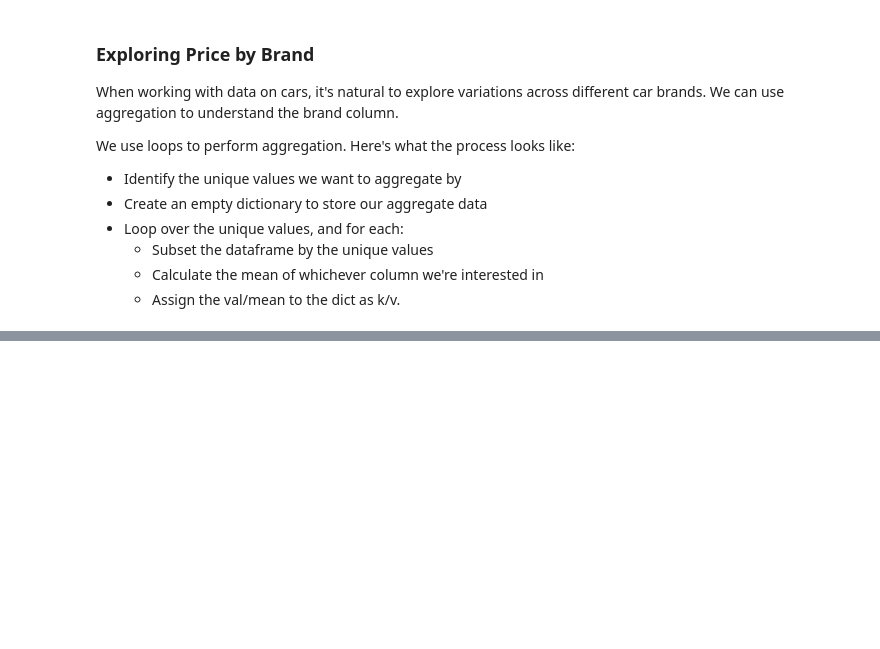
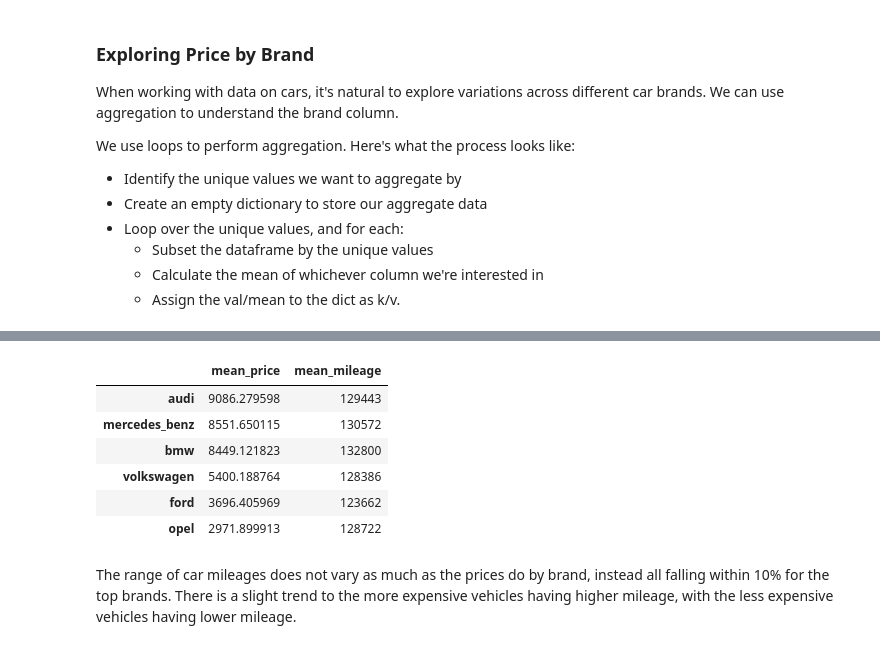
Before and after one commit to txkhaund/Dataquest_DS_path, a Jupyter notebook: Projects/3. Exploring Ebay Car Sales Data.ipynb, the cells around one changed output, grey strips where cells are left out. Cells and saved outputs as stored; diff of their text form; code cells hidden in the pictures; blank space fills up the shorter version.

Commit message:
Update 3. Exploring Ebay Car Sales Data.ipynb
Finished with conclusion and a few Next steps

```diff
--- a/Projects/3. Exploring Ebay Car Sales Data.ipynb
+++ b/Projects/3. Exploring Ebay Car Sales Data.ipynb
@@ -454,0 +483,4 @@ We use loops to perform aggregation. Here's what the process looks like:
+# %%
+brand_ct = autos["brand"].value_counts(normalize=True)
+common_brands = brand_ct[brand_ct > 0.05].index
+print(common_brands)
@@ -454,0 +497,9 @@ We use loops to perform aggregation. Here's what the process looks like:
+# %%
+brand_prices = {}
+
+for brand in common_brands:
+    brand_name = autos[autos["brand"] == brand]
+    mean_price = brand_name["price"].mean()
+    brand_prices[brand] = mean_price
+
+brand_prices
@@ -454,0 +527,13 @@ We use loops to perform aggregation. Here's what the process looks like:
+# %%
+brand_mean_mileage = {}
+
+for brand in common_brands:
+    brand_name = autos[autos["brand"] == brand]
+    mean_mileage = brand_name["odometer_km"].mean()
+    brand_mean_mileage[brand] = int(mean_mileage)
+
+mean_price = pd.Series(brand_prices).sort_values(ascending=False)
+mean_mileage = pd.Series(brand_mean_mileage).sort_values(ascending=False)
+# %%
+brand_info = pd.DataFrame(mean_price, columns=["mean_price"])
+brand_info
@@ -454,0 +548,13 @@ We use loops to perform aggregation. Here's what the process looks like:
+# %%
+brand_info["mean_mileage"] = mean_mileage
+brand_info
+# %% [output]
+|  | mean_price | mean_mileage |
+| audi | 9086.279598 | 129443 |
+| mercedes_benz | 8551.650115 | 130572 |
+| bmw | 8449.121823 | 132800 |
+| volkswagen | 5400.188764 | 128386 |
+| ford | 3696.405969 | 123662 |
+| opel | 2971.899913 | 128722 |
+# %% [markdown]
+The range of car mileages does not vary as much as the prices do by brand, instead all falling within 10% for the top brands. There is a slight trend to the more expensive vehicles having higher mileage, with the less expensive vehicles having lower mileage.
```
Also changed, not shown: parts of 11 cells of this notebook.
